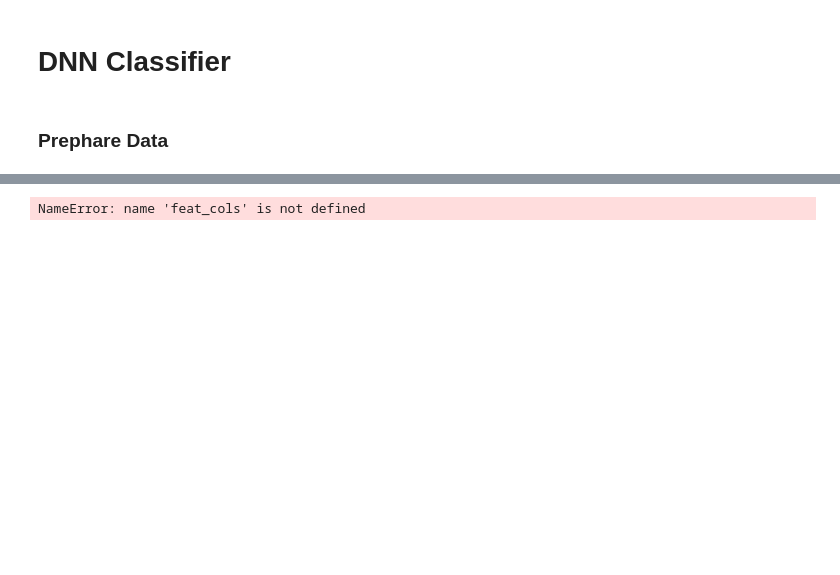
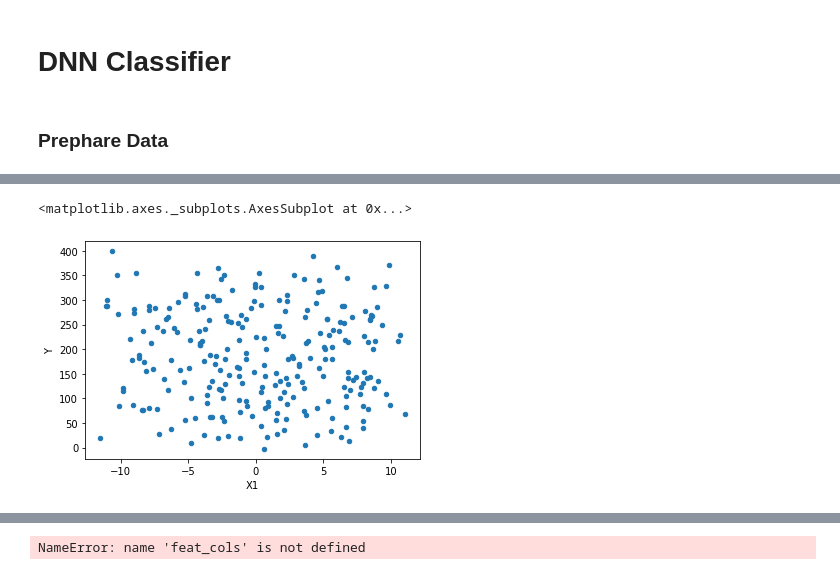
Before and after one commit to conorosully/deep-learning, a Jupyter notebook: src/DNN Classifier.ipynb, the cells around one changed output, grey strips where cells are left out. Saved outputs shown, nothing was run; the diff lists cells and outputs as text; code cells hidden in the pictures; blank space fills up the shorter version.

```diff
--- a/src/DNN Classifier.ipynb
+++ b/src/DNN Classifier.ipynb
@@ -35,0 +18,12 @@ diabetes.head(50)
+# %%
+n_points = 1000000
+
+noise = np.random.randn(n_points)
+print(noise)
+
+x1 = np.linspace(10,20.0,n_points) + noise
+np.random.shuffle(x1) #Shuffle data so X1 and X2 are not correlated
+print(x1)
+
+x2= np.linspace(10,20.0,n_points) + 2*noise
+print(x2)
@@ -35,0 +37,4 @@ diabetes.head(50)
+# %%
+#Equation
+y_true =  (0.5 * x1) + x1**2 -5*(x2) +2*x1/x2 + 5 + noise
+y_true
@@ -35,0 +44,3 @@ diabetes.head(50)
+# %%
+data = pd.concat([pd.DataFrame(data=x1_data,columns=['X1']),pd.DataFrame(data=x2_data,columns=['X2']),pd.DataFrame(data=y_true,columns=['Y'])],axis=1)
+data.head()
@@ -35,0 +54,5 @@ diabetes.head(50)
+# %%
+data.sample(n=250).plot(kind='scatter',x='X1',y='Y')
+# %% [output]
+<matplotlib.axes._subplots.AxesSubplot at 0x...>
+[figure, added]
```
Also changed, not shown: parts of 18 cells of this notebook.
